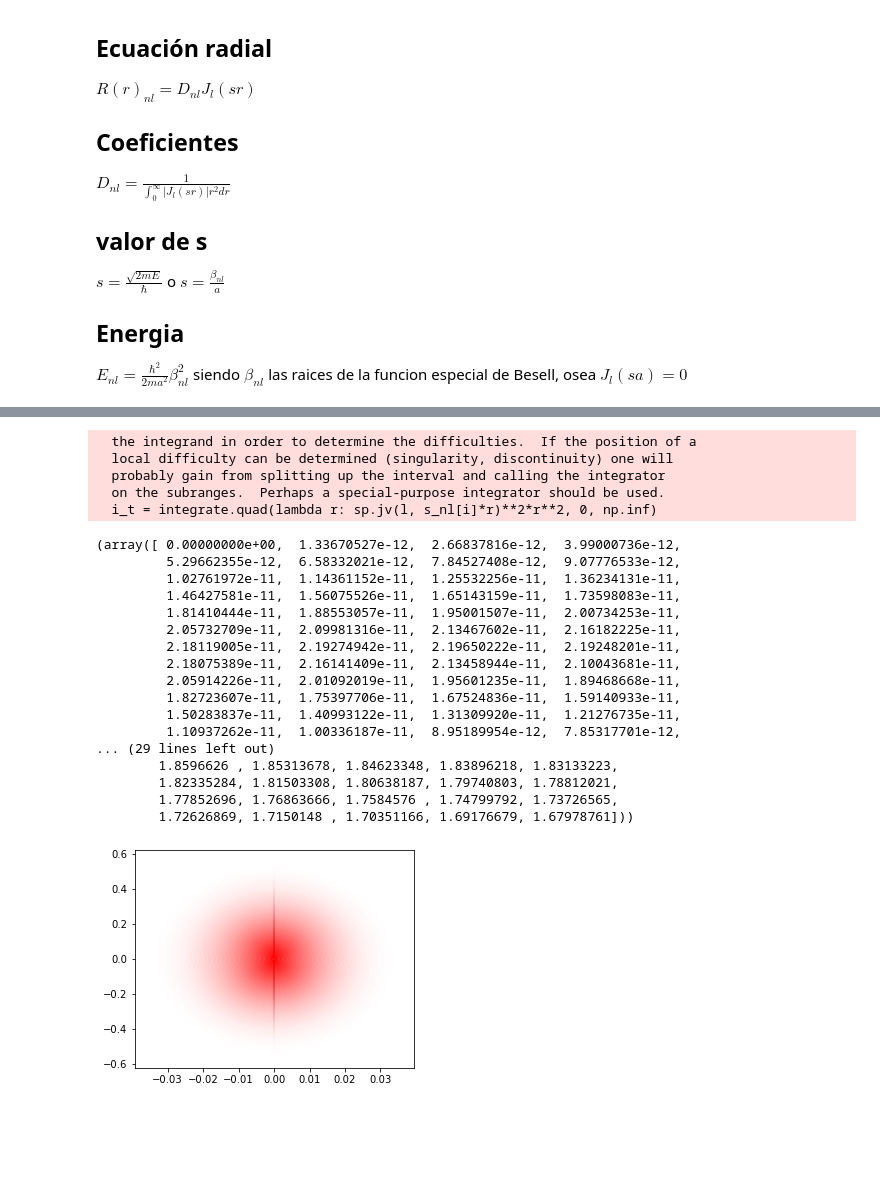
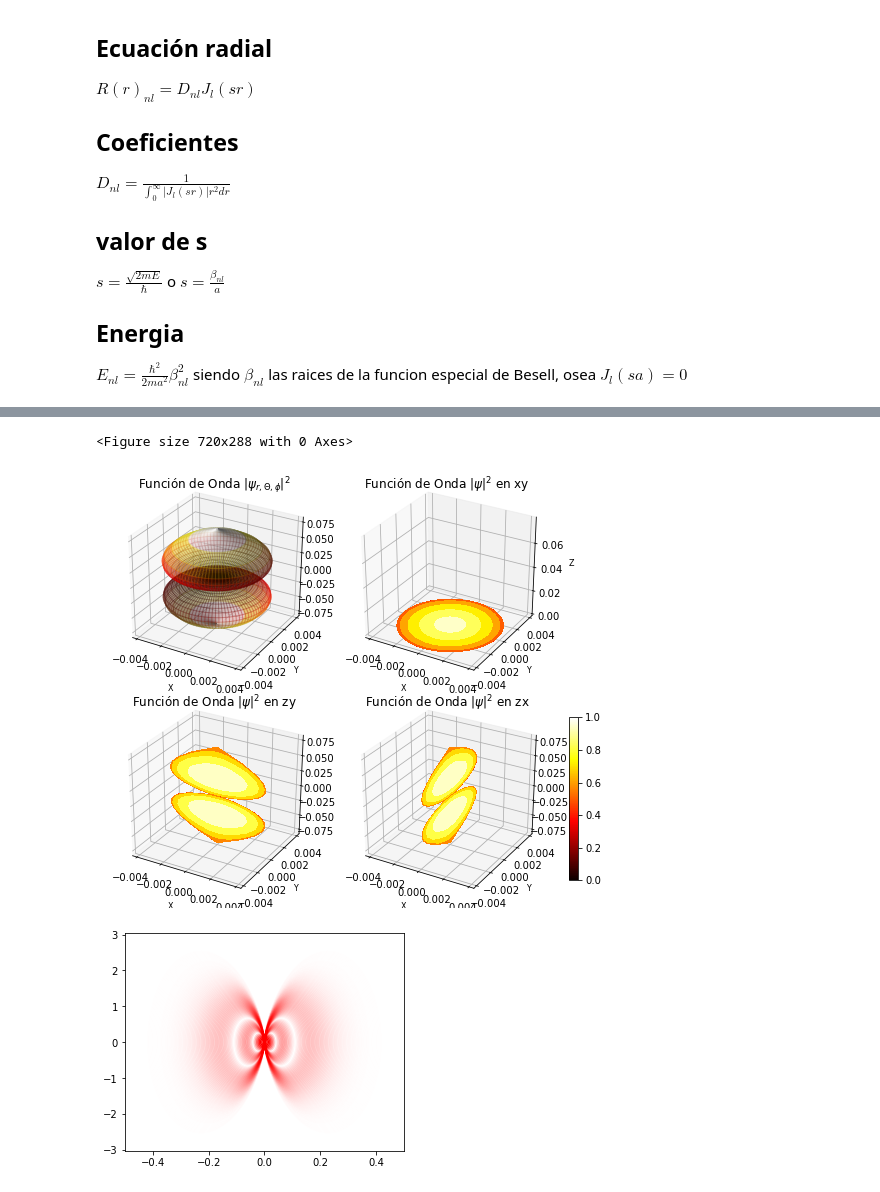
Before and after one commit to ColleaguePhy/Cuantica, a Jupyter notebook: Radial_Particula.ipynb, the cells around one changed output, grey strips where cells are left out. Cells and saved outputs as stored; diff of their text form; code cells hidden in the pictures; blank space fills up the shorter version.

```diff
--- a/Radial_Particula.ipynb
+++ b/Radial_Particula.ipynb
@@ -227,14 +227,14 @@ def FO_ATO_HIDROGENO(a,n,l,m):
     rho = rho = (2 * r) / (n * a0) #
 
 
-    N = np.sqrt((np.math.factorial(n-l-1)/(2* n* np.math.factorial(n+l))) * (2/(n*a0)) * 3)
+    N = np.sqrt((np.math.factorial(n-l-1)/(2* n* np.math.factorial(n+l))) * (2/(n *a0)) ** 3)
     R = N  * sp.assoc_laguerre(rho,n-l-1,2*l+1) * (rho ** l) * np.exp(- (rho / 2))
 
 #---------------------------------------FUNCION DE ONDA PARA EL ATOMO DE HIDROGENO-------------------------------------
     #THETA = np.linspace(0,np.pi,100)
     #PHI = np.linspace(0,2*np.pi, 100)
     PHI, THETA = np.mgrid[0:2*np.pi:100j, 0:np.pi:100j] #arrays de variables angulares
-    FUN_ONDA =np.abs((R/np.max(R))*sp.sph_harm(m, l, PHI, THETA))
+    FUN_ONDA =np.abs((R/np.max(R))*sp.sph_harm(m, l, PHI, THETA))**2
 
 #A continuación convertimos a coordenadas cartesianas
 # para su representación 3D
@@ -256,15 +256,15 @@ def FO_ATO_HIDROGENO(a,n,l,m):
 
     N = FUN_ONDA/np.max(FUN_ONDA)
     ax = fig.add_subplot(spec2[0,0], projection='3d')
-    im = ax.plot_surface(X, Y, Z, rstride=1, cstride=1, facecolors=cm.hot_r(N),alpha=0.2)
-    #im = ax.plot_surface(-X, -Y, -Z, rstride=1, cstride=1, facecolors=cm.hot_r(N),alpha=0.2)
-    m = cm.ScalarMappable(cmap=cm.hot_r)
+    im = ax.plot_surface(X, Y, Z, rstride=1, cstride=1, facecolors=cm.hot(N),alpha=0.2)
+    im = ax.plot_surface(X, Y, -Z, rstride=1, cstride=1, facecolors=cm.hot(N),alpha=0.2)
+    m = cm.ScalarMappable(cmap=cm.hot)
     m.set_array(FUN_ONDA)
 
     ax.set_xlabel('X', fontsize = 8)
     ax.set_ylabel('Y', fontsize = 8)
     ax.set_zlabel('Z', fontsize = 8)
-    ax.set_title('Función de Onda $\psi_{r, \Theta, \phi}$')
+    ax.set_title('Función de Onda $|\psi_{r, \Theta, \phi}|^{2}$')
 
 #===============
 # SEGUNDO subplot
@@ -272,14 +272,14 @@ def FO_ATO_HIDROGENO(a,n,l,m):
 # set up the axes for the second plot
     ax = fig.add_subplot(spec2[0, 1], projection='3d')
 
-#ax.contourf(X,Y,Z, zdir='z', offset=0, cmap=cm.bone)
-    ax.contour(X,Y,Z, zdir='z', offset=0, cmap=cm.hot,linewidths=1)
+    ax.contourf(X,Y,Z, zdir='z', offset=0, cmap=cm.hot)
+    #ax.contour(X,Y,Z, zdir='z', offset=0, cmap=cm.hot,linewidths=1)
 
     ax.set_xlabel('X', fontsize = 8)
     ax.set_ylabel('Y', fontsize = 8)
     ax.set_zlabel('Z', fontsize = 8)
     m = cm.ScalarMappable(cmap=cm.hot)
-    ax.set_title('Probabilidad $\psi$ en xy')
+    ax.set_title('Función de Onda $|\psi|^{2}$ en xy')
 
 #===============
 # TERCER subplot
@@ -287,53 +287,35 @@ def FO_ATO_HIDROGENO(a,n,l,m):
 
     ax = fig.add_subplot(spec2[1, 0], projection='3d')
 
-    #ax.contourf(X, Y, Z, zdir='y', offset=0, cmap=cm.hot)
-    ax.contour(X, Y, Z, zdir='y', offset=0, cmap=cm.hot,linewidths=4)
+    ax.contourf(X, Y, Z, zdir='y', offset=0, cmap=cm.hot)
+    ax.contourf(X, Y, -Z, zdir='y', offset=0, cmap=cm.hot)
+    #ax.contour(X, Y, Z, zdir='y', offset=0, cmap=cm.hot,linewidths=4)
     ax.set_xlabel('X', fontsize = 8)
     ax.set_ylabel('Y', fontsize = 8)
     ax.set_zlabel('Z', fontsize = 8)
 
-    ax.set_title('Probabilidad $\psi$ en zy')
+    ax.set_title('Función de Onda $|\psi|^{2}$ en zy')
 #===============
 # CUARTO subplot
 #===============
 
     ax = fig.add_subplot(spec2[1, 1], projection='3d')
 
-    #ax.contourf(X, Y, Z, zdir='x', offset=0, cmap=cm.hot)
-    ax.contour(X, Y, Z, zdir='x', offset=0, cmap=cm.hot,linewidths=1)
+    ax.contourf(X, Y, Z, zdir='x', offset=0, cmap=cm.hot)
+    ax.contourf(X, Y, -Z, zdir='x', offset=0, cmap=cm.hot)
+    #ax.contour(X, Y, Z, zdir='x', offset=0, cmap=cm.hot,linewidths=1)
 
     ax.set_xlabel('X', fontsize = 8)
     ax.set_ylabel('Y', fontsize = 8)
     ax.set_zlabel('Z', fontsize = 8)
-    ax.set_title('Probabilidad $\psi$ en zx')
+    ax.set_title('Función de Onda $|\psi|^{2}$ en zx')
+
     fig.colorbar(m, shrink=0.8);
-# %%
-R_nl,E_nl=FuncionRadial(1,2,1)
-R_nl[1],FO_ATO_HIDROGENO(1,2,1,0)
-# %% [output]
-  the integrand in order to determine the difficulties.  If the position of a
-  local difficulty can be determined (singularity, discontinuity) one will
-  probably gain from splitting up the interval and calling the integrator
-  on the subranges.  Perhaps a special-purpose integrator should be used.
-  i_t = integrate.quad(lambda r: sp.jv(l, s_nl[i]*r)**2*r**2, 0, np.inf)
-(array([ 0.00000000e+00,  1.33670527e-12,  2.66837816e-12,  3.99000736e-12,
-         5.29662355e-12,  6.58332021e-12,  7.84527408e-12,  9.07776533e-12,
-         1.02761972e-11,  1.14361152e-11,  1.25532256e-11,  1.36234131e-11,
-         1.46427581e-11,  1.56075526e-11,  1.65143159e-11,  1.73598083e-11,
-         1.81410444e-11,  1.88553057e-11,  1.95001507e-11,  2.00734253e-11,
-         2.05732709e-11,  2.09981316e-11,  2.13467602e-11,  2.16182225e-11,
-         2.18119005e-11,  2.19274942e-11,  2.19650222e-11,  2.19248201e-11,
-         2.18075389e-11,  2.16141409e-11,  2.13458944e-11,  2.10043681e-11,
-         2.05914226e-11,  2.01092019e-11,  1.95601235e-11,  1.89468668e-11,
-         1.82723607e-11,  1.75397706e-11,  1.67524836e-11,  1.59140933e-11,
-         1.50283837e-11,  1.40993122e-11,  1.31309920e-11,  1.21276735e-11,
-         1.10937262e-11,  1.00336187e-11,  8.95189954e-12,  7.85317701e-12,
-... (29 lines left out)
-        1.8596626 , 1.85313678, 1.84623348, 1.83896218, 1.83133223,
-        1.82335284, 1.81503308, 1.80638187, 1.79740803, 1.78812021,
-        1.77852696, 1.76863666, 1.7584576 , 1.74799792, 1.73726565,
-        1.72626869, 1.7150148 , 1.70351166, 1.69176679, 1.67978761]))
+# %%
+FO_ATO_HIDROGENO(12,1,0,0)
+# %% [output]
+<Figure size 720x288 with 0 Axes>
+[figure, added]
 # %%
 def PROB_FUN_OND_Ato_HID(a,n,l,m):
 # l Grado del armónico esférico
@@ -367,4 +348,4 @@ def PROB_FUN_OND_Ato_HID(a,n,l,m):
-# %%
-PROB_FUN_OND_Ato_HID(2,2,1,0)
-# %% [output]
-[figure, removed]
+# %%
+PROB_FUN_OND_Ato_HID(60,4,1,1)
+# %% [output]
+[figure, added]
```
Also changed, not shown: parts of 10 cells of this notebook, 1 other file.
